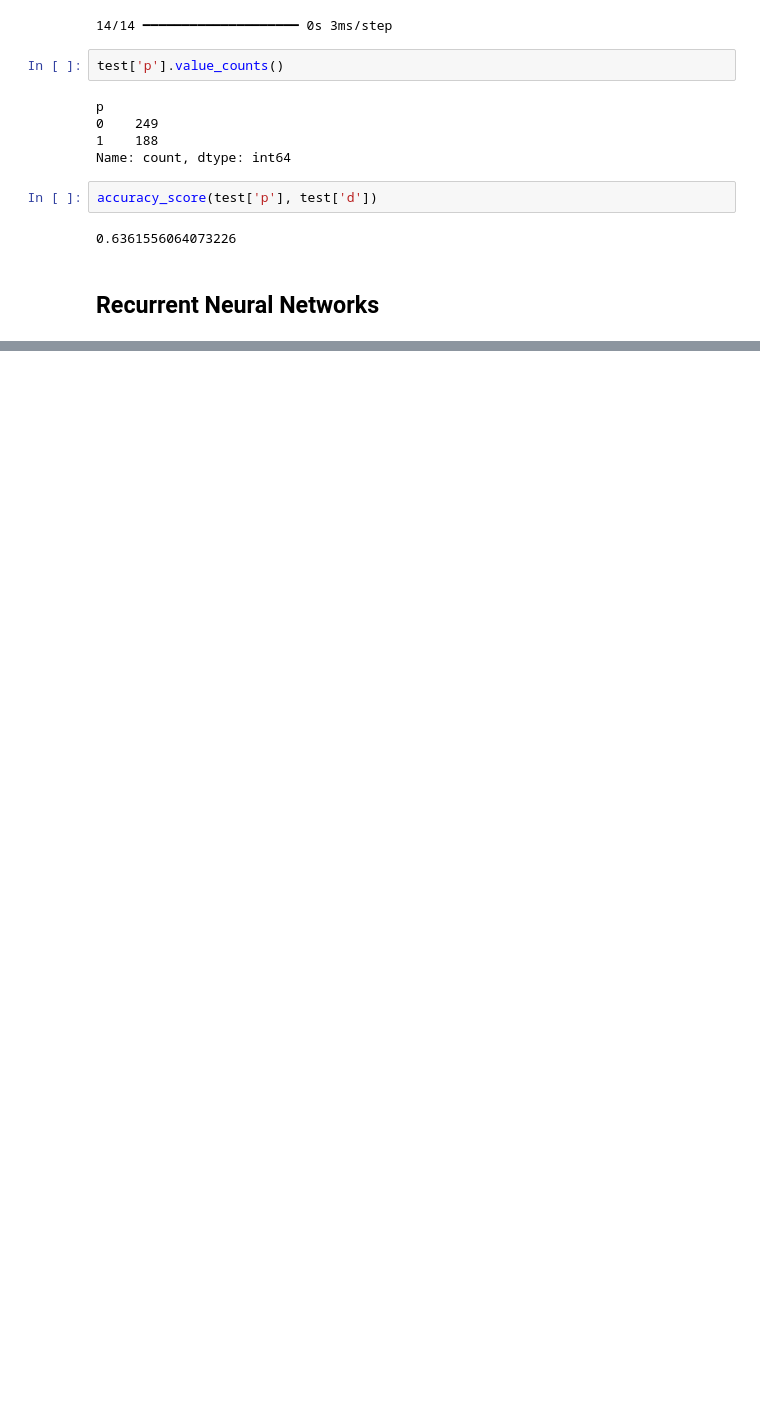
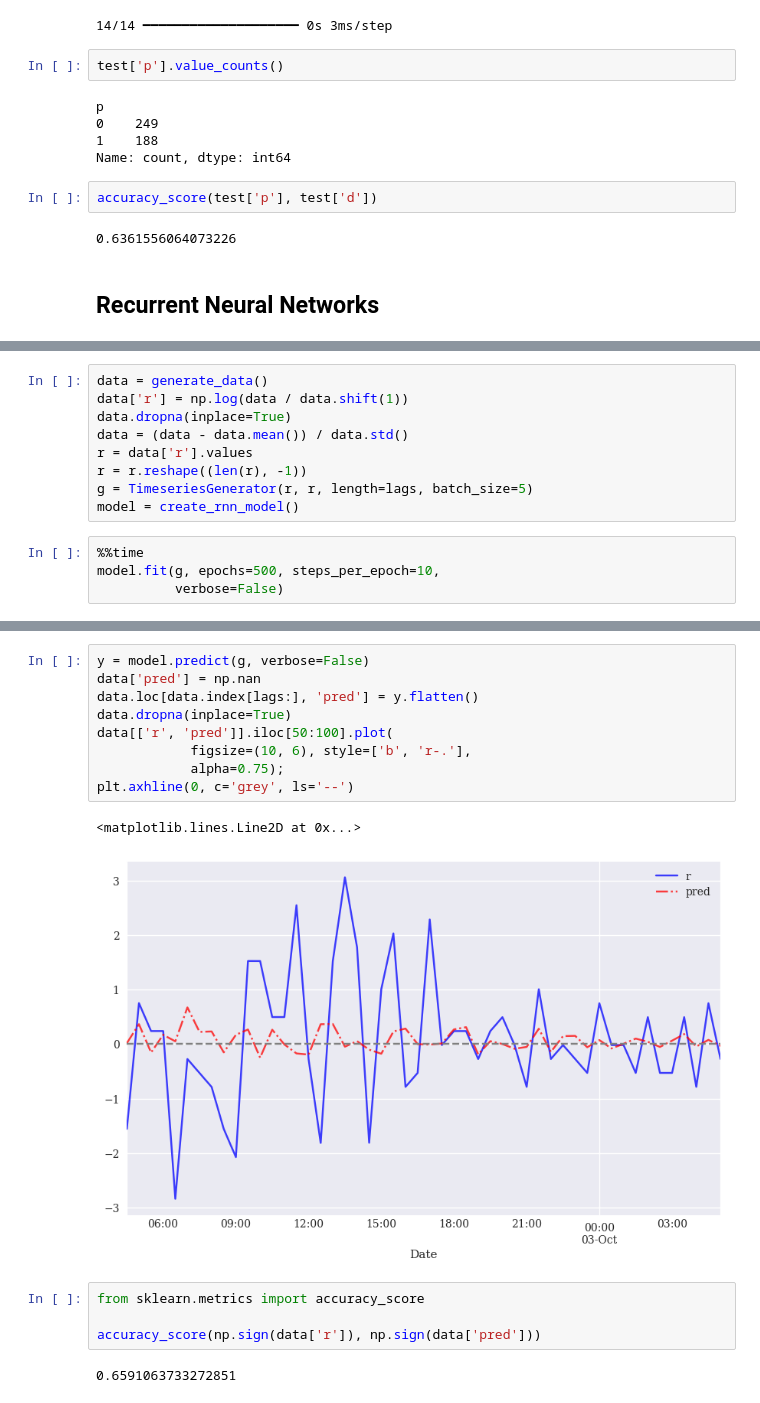
Before and after one commit to wangyouan/AIandFinance2025, a Jupyter notebook: lecture9_deep_learning.ipynb, the cells around one changed output, grey strips where cells are left out. Saved outputs shown, nothing was run; the diff lists cells and outputs as text; blank space fills up the shorter version.

```diff
--- a/lecture9_deep_learning.ipynb
+++ b/lecture9_deep_learning.ipynb
@@ -492,0 +547,13 @@ NameError: name 'TimeseriesGenerator' is not defined
+# %%
+data = generate_data()
+data['r'] = np.log(data / data.shift(1))
+data.dropna(inplace=True)
+data = (data - data.mean()) / data.std()
+r = data['r'].values
+r = r.reshape((len(r), -1))
+g = TimeseriesGenerator(r, r, length=lags, batch_size=5)
+model = create_rnn_model()
+# %%
+%%time
+model.fit(g, epochs=500, steps_per_epoch=10,
+          verbose=False)
@@ -492,0 +564,18 @@ NameError: name 'TimeseriesGenerator' is not defined
+# %%
+y = model.predict(g, verbose=False)
+data['pred'] = np.nan
+data.loc[data.index[lags:], 'pred'] = y.flatten()
+data.dropna(inplace=True)
+data[['r', 'pred']].iloc[50:100].plot(
+            figsize=(10, 6), style=['b', 'r-.'],
+            alpha=0.75);
+plt.axhline(0, c='grey', ls='--')
+# %% [output]
+<matplotlib.lines.Line2D at 0x...>
+[figure, added]
+# %%
+from sklearn.metrics import accuracy_score
+
+accuracy_score(np.sign(data['r']), np.sign(data['pred']))
+# %% [output]
+0.6591063733272851
```
Also changed, not shown: parts of 38 cells of this notebook.
